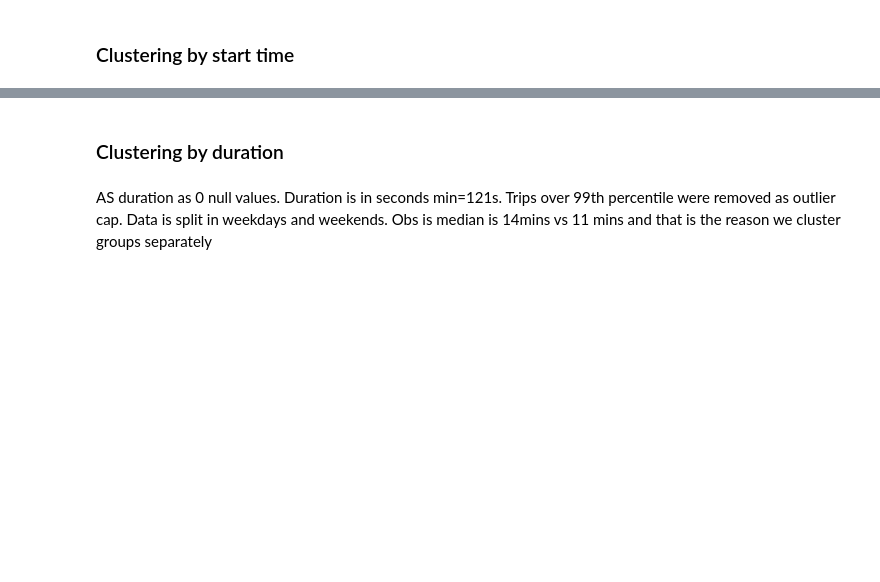
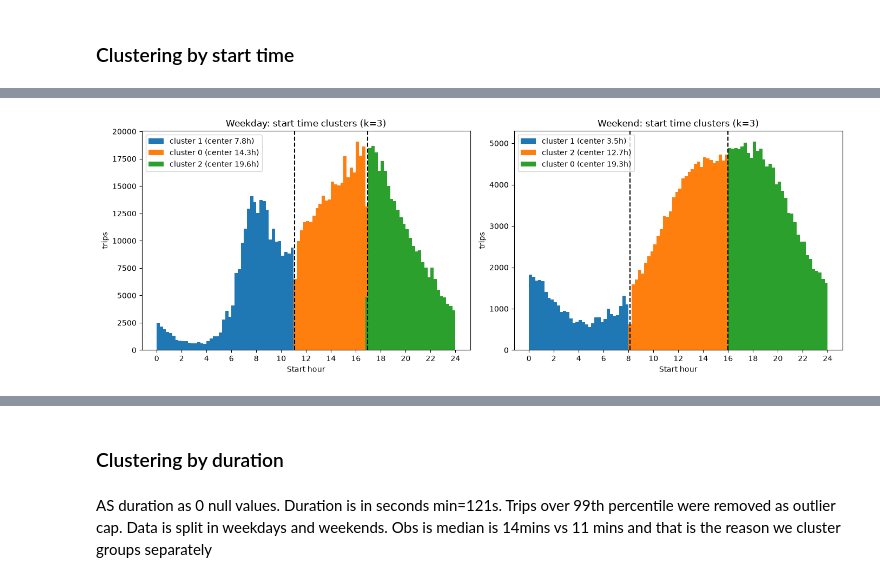
Before and after one commit to haitam-l/Challenge-DASCI, a Jupyter notebook: notebooks/clustering_trips.ipynb, the cells around one changed output, grey strips where cells are left out. Cells and saved outputs as stored; diff of their text form; code cells hidden in the pictures; blank space fills up the shorter version.

Commit message:
Update clustering notebook

```diff
--- a/notebooks/clustering_trips.ipynb
+++ b/notebooks/clustering_trips.ipynb
@@ -374,0 +393,27 @@ for name, df in [("Weekday", weekday), ("Weekend", weekend)]:
+# %%
+fig, axes = plt.subplots(1, 2, figsize=(14, 5))
+colors = ["tab:blue", "tab:orange", "tab:green"]
+
+for ax, (name, df, km, scaler) in zip(axes, [("Weekday", weekday, km_wd, scaler_wd),
+                                             ("Weekend", weekend, km_we, scaler_we)]):
+    centers = scaler.inverse_transform(km.cluster_centers_).ravel()
+    order = np.argsort(centers)  # earliest cluster first
+    sorted_centers = centers[order]
+    bounds = (sorted_centers[:-1] + sorted_centers[1:]) / 2
+
+    for i, c in enumerate(order):
+        ax.hist(df.loc[df["cluster"] == c, "start_hour"], bins=np.arange(0, 24.25, 0.25),
+                color=colors[i], label=f"cluster {c} (center {centers[c]:.1f}h)")
+    for b in bounds:
+        ax.axvline(b, color="black", linestyle="--")
+
+    ax.set_title(f"{name}: start time clusters (k=3)")
+    ax.set_xlabel("Start hour")
+    ax.set_ylabel("trips")
+    ax.set_xticks(range(0, 25, 2))
+    ax.legend()
+
+plt.tight_layout()
+plt.show()
+# %% [output]
+[figure, added]
```
Also changed, not shown: parts of 11 cells of this notebook.
